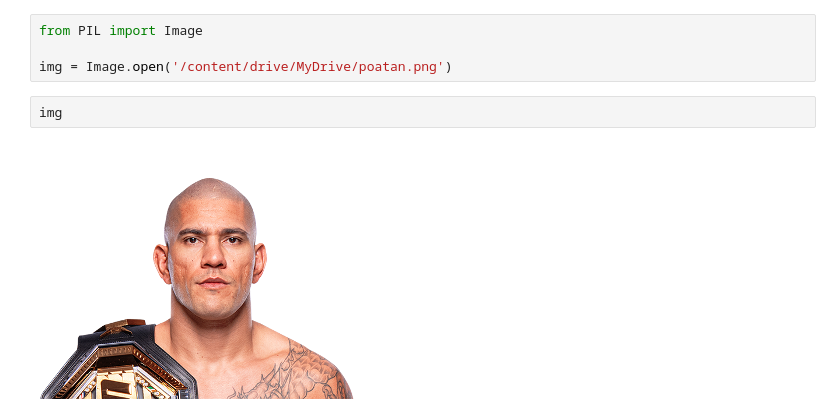
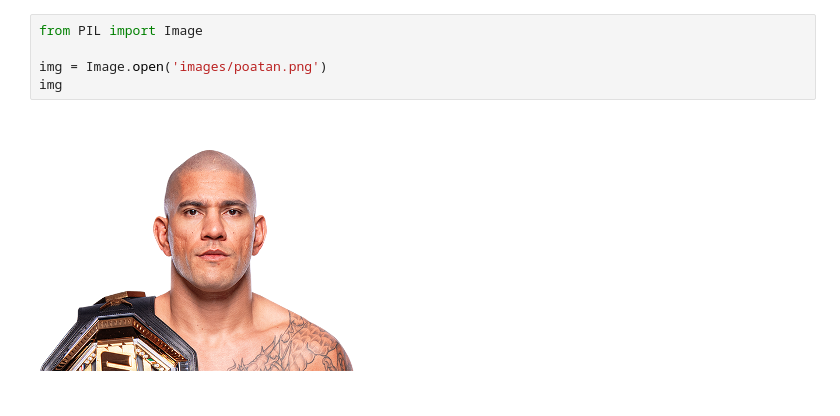
Before and after one commit to aryamanpandya99/video_processing_ml_service, a Jupyter notebook: experiments/human_detection_proto.ipynb, the cells around one changed output. Cells and saved outputs as stored; diff of their text form.

```diff
--- a/experiments/human_detection_proto.ipynb
+++ b/experiments/human_detection_proto.ipynb
@@ -5,11 +1,10 @@ Requirement already satisfied: pillow in /usr/local/lib/python3.10/dist-packages
 # %%
 from PIL import Image
 
-img = Image.open('/content/drive/MyDrive/poatan.png')
+img = Image.open('images/poatan.png')
+img
+# %% [output]
+[figure, added]
-# %%
-img
-# %% [output]
-[figure, removed]
 # %%
 import torch
 
```
Also changed, not shown: parts of 24 cells of this notebook, 3 other files.
